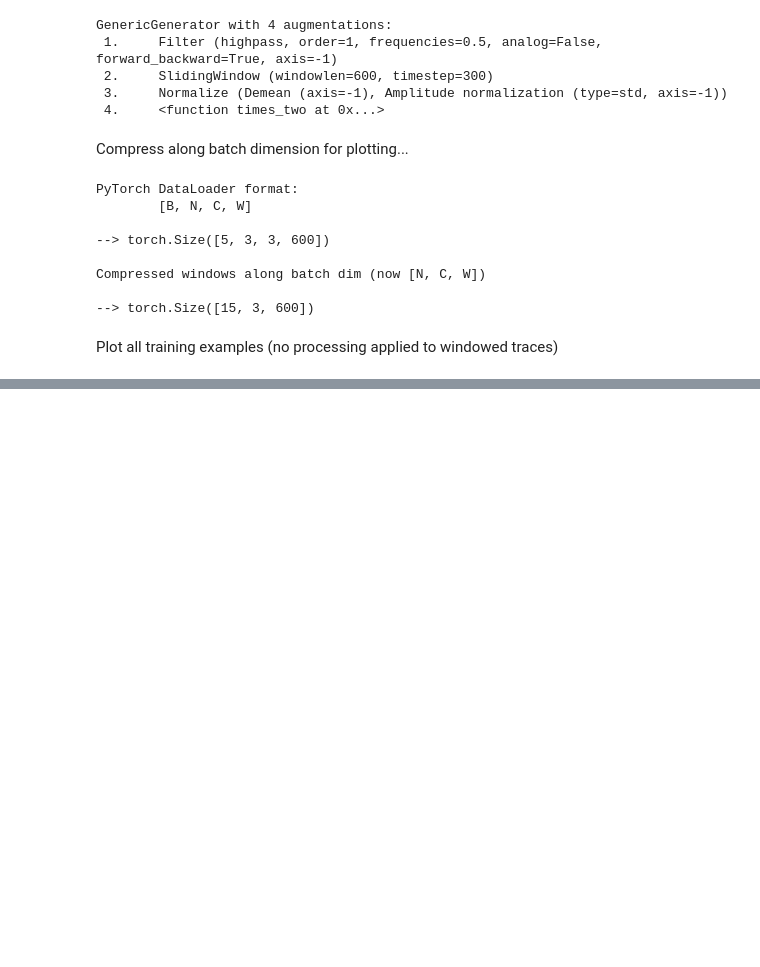
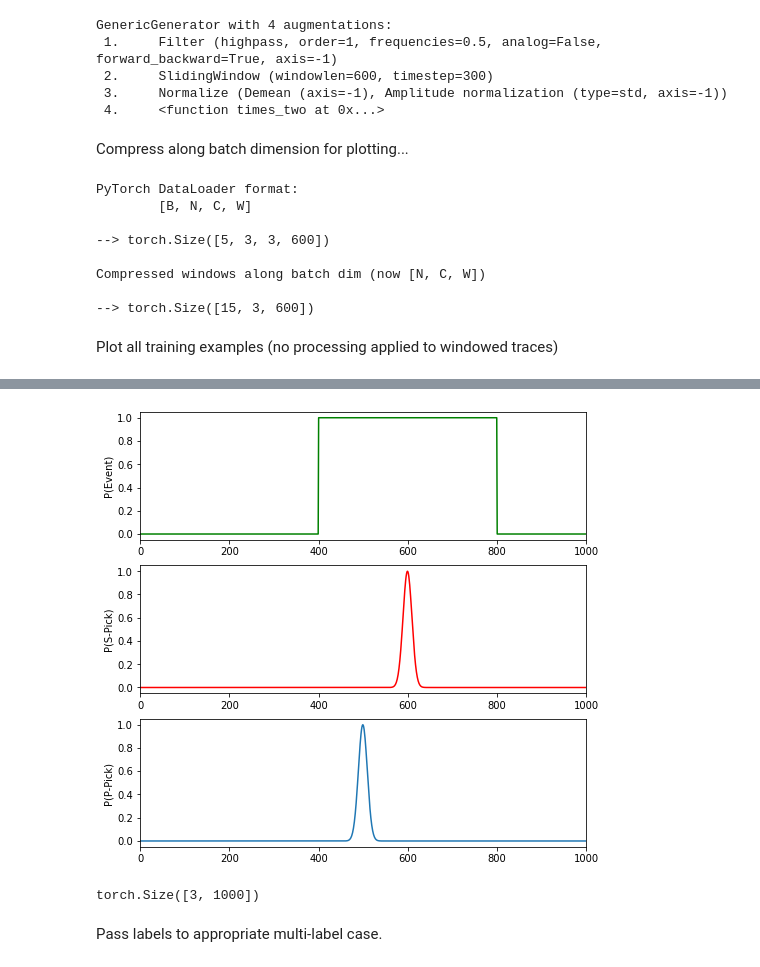
Before and after one commit to seisbench/seisbench, a Jupyter notebook: examples/data_generator_example.ipynb, the cells around one changed output, grey strips where cells are left out. Drawn from its saved outputs; the diff is of its cells as text; code cells hidden in the pictures; blank space fills up the shorter version.

```diff
--- a/examples/data_generator_example.ipynb
+++ b/examples/data_generator_example.ipynb
@@ -127,0 +160,35 @@ for i, window in enumerate(train_data['X']):
+# %%
+# Setup synethic multi-label case (e.g. data samples can belong to multiple classes such as sample being both a pick and event)
+x = 1000
+a = torch.Tensor(gaussian_pick(onset=500, length=x, sigma=10))
+b = torch.Tensor(gaussian_pick(onset=600, length=x, sigma=10))
+c = np.zeros(x)
+c[400:800] = 1
+c = torch.Tensor(c)
+
+# Create label
+y = torch.vstack([a, b, c])
+
+# Visualise label
+plt.figure(figsize=(8,8))
+plt.subplot(313)
+plt.plot(np.arange(x), a)
+plt.ylabel(('P(P-Pick)'))
+plt.xlim(0, x)
+plt.subplot(312)
+plt.plot(np.arange(x), b, 'r')
+plt.ylabel(('P(S-Pick)'))
+plt.xlim(0, x)
+plt.subplot(311)
+plt.plot(np.arange(x), c, 'g')
+plt.ylabel(('P(Event)'))
+plt.xlim(0, x)
+plt.show()
+# %% [output]
+[figure, added]
+# %%
+y.shape # C dim is dim-0
+# %% [output]
+torch.Size([3, 1000])
+# %% [markdown]
+Pass labels to appropriate multi-label case.
```
Also changed, not shown: parts of 10 cells of this notebook, 1 other file.
